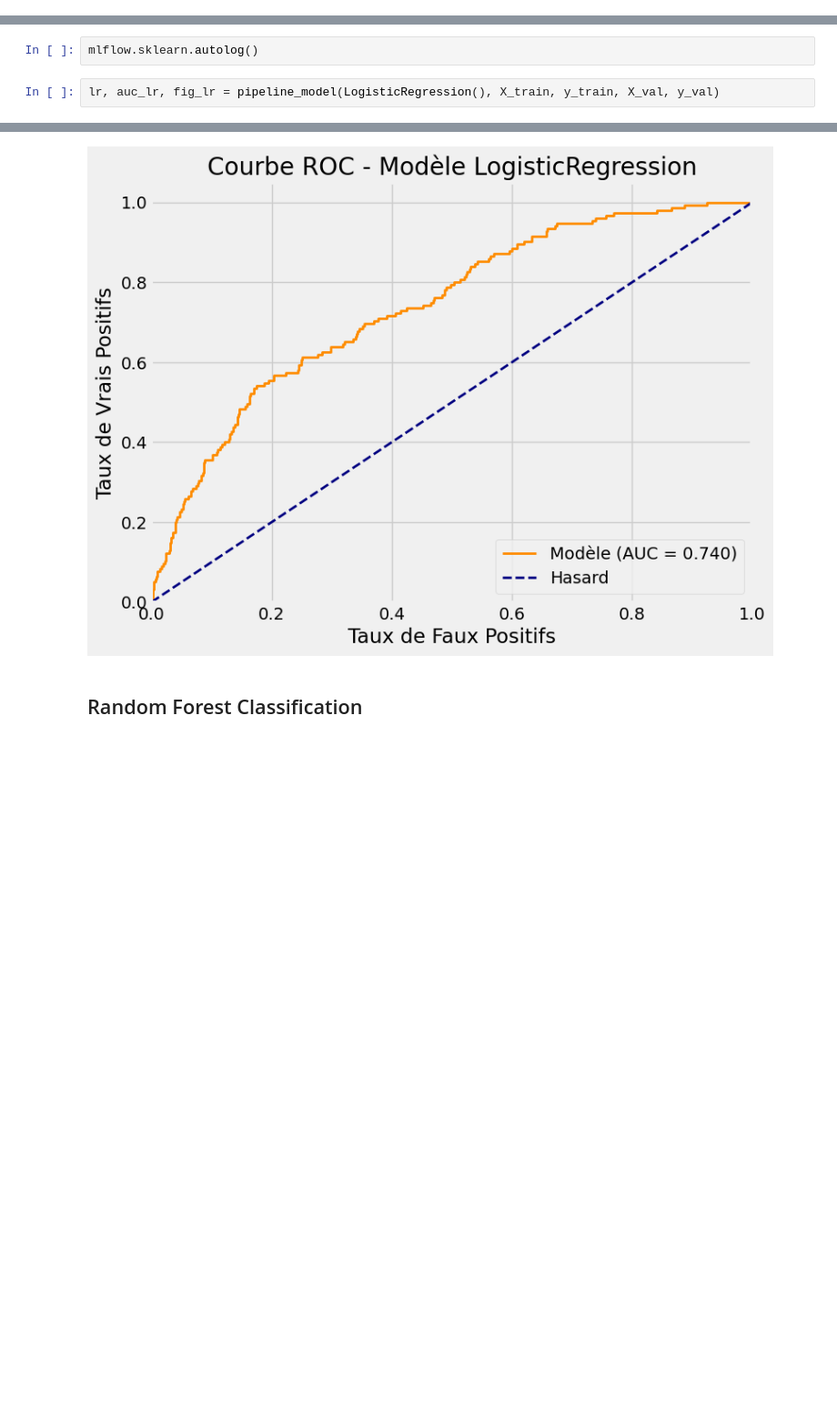
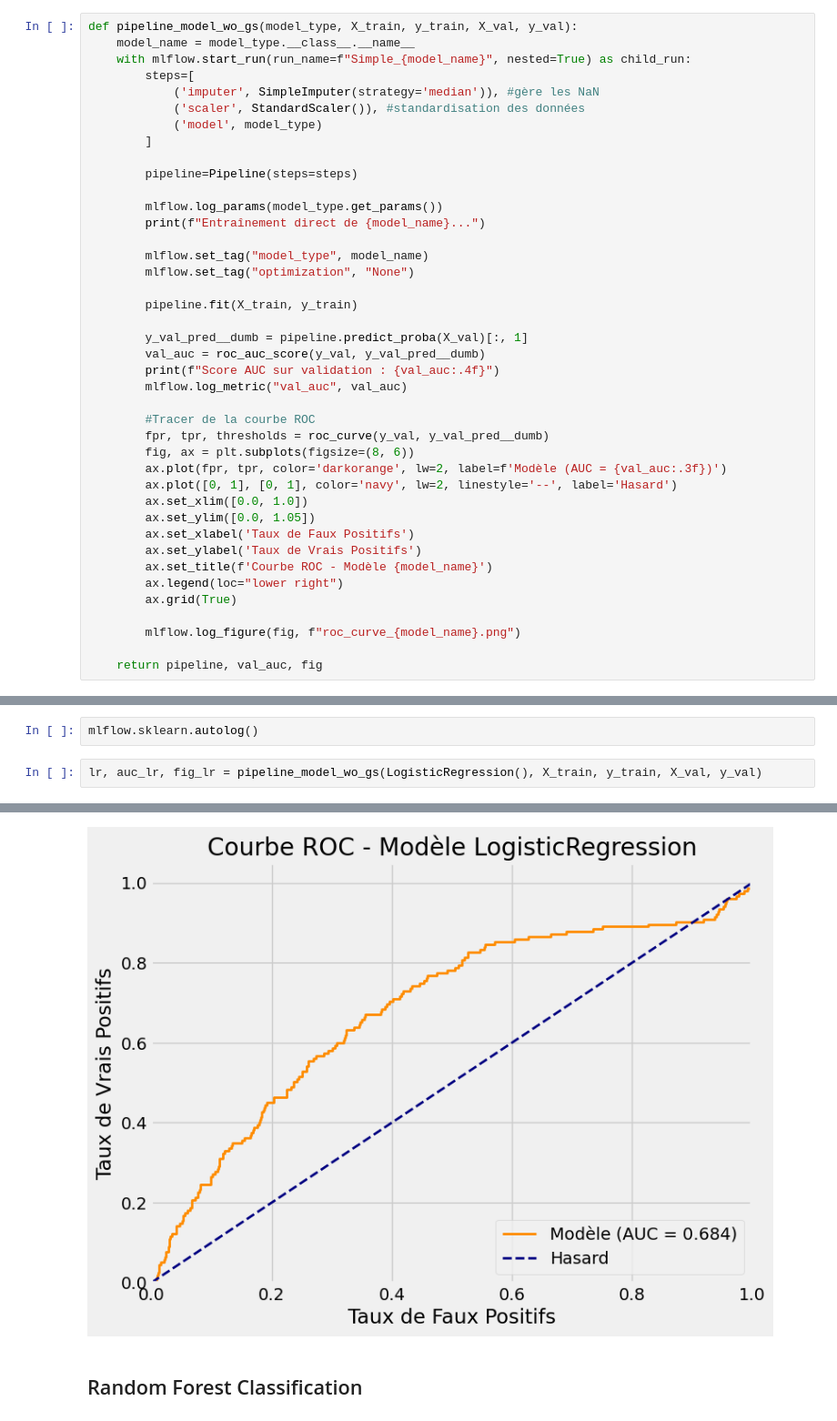
Before and after one commit to ManonVilla/OCProjet7, a Jupyter notebook: MV_P7_DS_1.ipynb, the cells around one changed output, grey strips where cells are left out. Shown at 91% size. Saved outputs shown, nothing was run; the diff lists cells and outputs as text; blank space fills up the shorter version.

```diff
--- a/MV_P7_DS_1.ipynb
+++ b/MV_P7_DS_1.ipynb
@@ -941,3 +941,44 @@ def pipeline_model(model_type, X_train, y_train, X_val, y_val):
+# %%
+def pipeline_model_wo_gs(model_type, X_train, y_train, X_val, y_val):
+    model_name = model_type.__class__.__name__
+    with mlflow.start_run(run_name=f"Simple_{model_name}", nested=True) as child_run:
+        steps=[
+            ('imputer', SimpleImputer(strategy='median')), #gère les NaN
+            ('scaler', StandardScaler()), #standardisation des données
+            ('model', model_type)
+        ]
+
+        pipeline=Pipeline(steps=steps)
+
+        mlflow.log_params(model_type.get_params())
+        print(f"Entraînement direct de {model_name}...")
+
+        mlflow.set_tag("model_type", model_name)
+        mlflow.set_tag("optimization", "None")
+
+        pipeline.fit(X_train, y_train)
+
+        y_val_pred__dumb = pipeline.predict_proba(X_val)[:, 1]
+        val_auc = roc_auc_score(y_val, y_val_pred__dumb)
+        print(f"Score AUC sur validation : {val_auc:.4f}")
+        mlflow.log_metric("val_auc", val_auc)
+
+        #Tracer de la courbe ROC
+        fpr, tpr, thresholds = roc_curve(y_val, y_val_pred__dumb)
+        fig, ax = plt.subplots(figsize=(8, 6))
+        ax.plot(fpr, tpr, color='darkorange', lw=2, label=f'Modèle (AUC = {val_auc:.3f})')
+        ax.plot([0, 1], [0, 1], color='navy', lw=2, linestyle='--', label='Hasard')
+        ax.set_xlim([0.0, 1.0])
+        ax.set_ylim([0.0, 1.05])
+        ax.set_xlabel('Taux de Faux Positifs')
+        ax.set_ylabel('Taux de Vrais Positifs')
+        ax.set_title(f'Courbe ROC - Modèle {model_name}')
+        ax.legend(loc="lower right")
+        ax.grid(True)
+
+        mlflow.log_figure(fig, f"roc_curve_{model_name}.png")
+
+    return pipeline, val_auc, fig
 # %% [markdown]
 ## Modèle de base - Dummy
 # %% [markdown]
@@ -981,5 +1022,5 @@ Run MLFlow terminé.
 # %%
 mlflow.sklearn.autolog()
 # %%
-lr, auc_lr, fig_lr = pipeline_model(LogisticRegression(), X_train, y_train, X_val, y_val)
+lr, auc_lr, fig_lr = pipeline_model_wo_gs(LogisticRegression(), X_train, y_train, X_val, y_val)
 # %% [output]
@@ -1006,4 +1046,4 @@ Score AUC sur validation : 0.7404
-[figure, old version]
+[figure, new version]
 # %% [markdown]
 ## Random Forest Classification
 # %%
```
Also changed, not shown: parts of 21 cells of this notebook, 1 other file.
